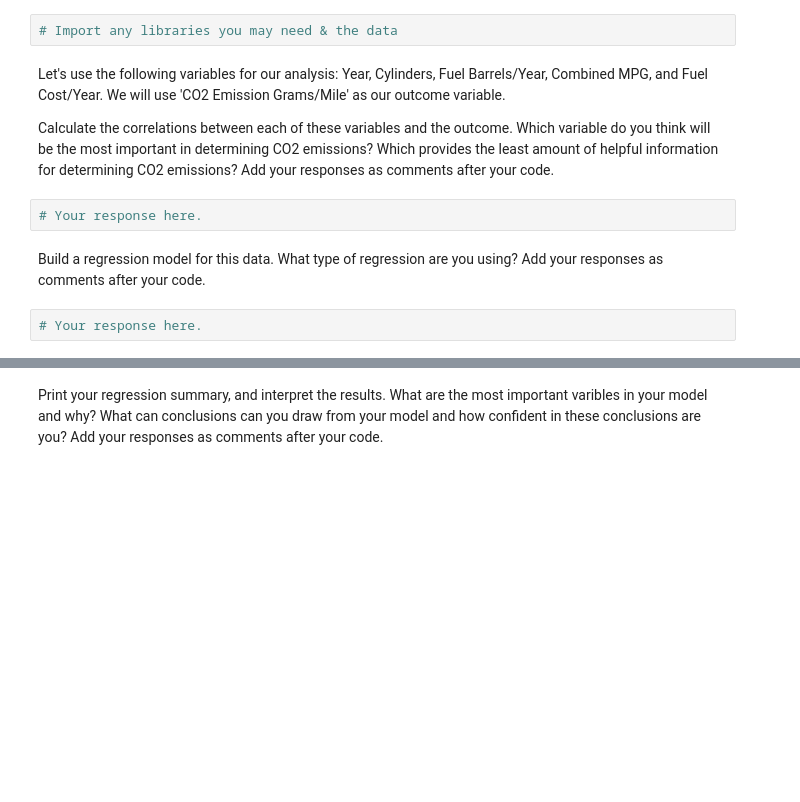
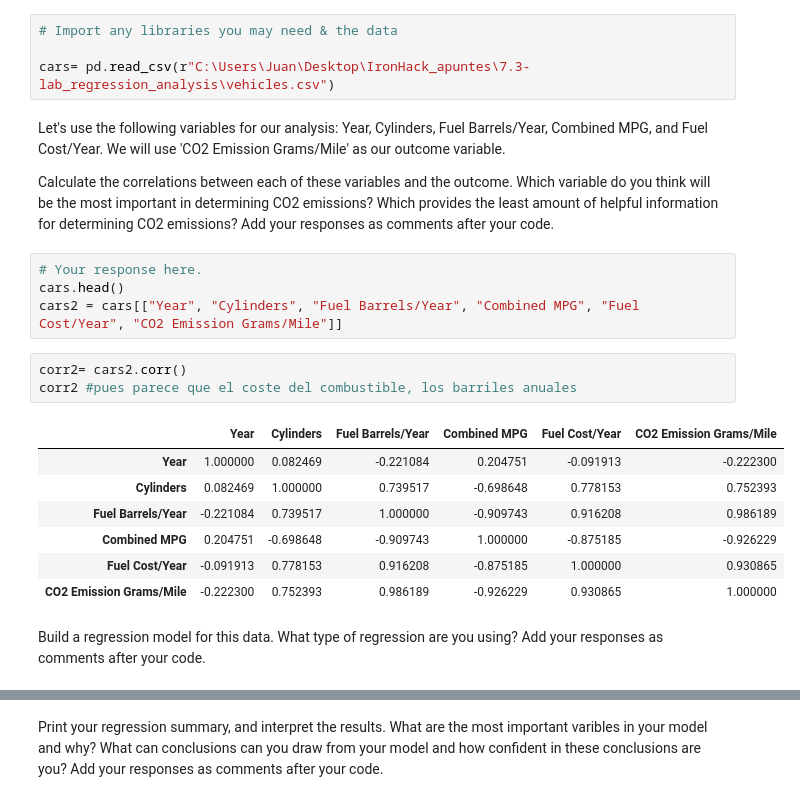
Before and after one commit to Ironhack-Data-Madrid-Abril-2023/7.3-lab_regression_analysis, a Jupyter notebook: your-code.ipynb, the cells around one changed output, grey strips where cells are left out. Drawn from its saved outputs; the diff is of its cells as text; blank space fills up the shorter version.

```diff
--- a/your-code.ipynb
+++ b/your-code.ipynb
@@ -60,13 +130,26 @@ Interpret the results of your model. What can conclusions can you draw from your
 For the second part of this lab, we will use the vehicles.csv data set. You can find a copy of the dataset in the git hub folder. This dataset includes variables related to vehicle characteristics, including the model, make, and energy efficiency standards, as well as each car's CO2 emissions. As discussed in class the goal of this exercise is to predict vehicles' CO2 emissions based on several independent variables.
 # %%
 # Import any libraries you may need & the data
+
+cars= pd.read_csv(r"C:\Users\Juan\Desktop\IronHack_apuntes\7.3-lab_regression_analysis\vehicles.csv")
 # %% [markdown]
 Let's use the following variables for our analysis: Year, Cylinders, Fuel Barrels/Year, Combined MPG, and Fuel Cost/Year. We will use 'CO2 Emission Grams/Mile' as our outcome variable.
 
 Calculate the correlations between each of these variables and the outcome. Which variable do you think will be the most important in determining CO2 emissions? Which provides the least amount of helpful information for determining CO2 emissions? Add your responses as comments after your code.
-# %%
-# Your response here.
+# %%
+# Your response here.
+cars.head()
+cars2 = cars[["Year", "Cylinders", "Fuel Barrels/Year", "Combined MPG", "Fuel Cost/Year", "CO2 Emission Grams/Mile"]]
+# %%
+corr2= cars2.corr()
+corr2 #pues parece que el coste del combustible, los barriles anuales
+# %% [output]
+|  | Year | Cylinders | Fuel Barrels/Year | Combined MPG | Fuel Cost/Year | CO2 Emission Grams/Mile |
+| Year | 1.000000 | 0.082469 | -0.221084 | 0.204751 | -0.091913 | -0.222300 |
+| Cylinders | 0.082469 | 1.000000 | 0.739517 | -0.698648 | 0.778153 | 0.752393 |
+| Fuel Barrels/Year | -0.221084 | 0.739517 | 1.000000 | -0.909743 | 0.916208 | 0.986189 |
+| Combined MPG | 0.204751 | -0.698648 | -0.909743 | 1.000000 | -0.875185 | -0.926229 |
+| Fuel Cost/Year | -0.091913 | 0.778153 | 0.916208 | -0.875185 | 1.000000 | 0.930865 |
+| CO2 Emission Grams/Mile | -0.222300 | 0.752393 | 0.986189 | -0.926229 | 0.930865 | 1.000000 |
 # %% [markdown]
 Build a regression model for this data. What type of regression are you using? Add your responses as comments after your code.
-# %%
-# Your response here.
```
Also changed, not shown: parts of 18 cells of this notebook.
